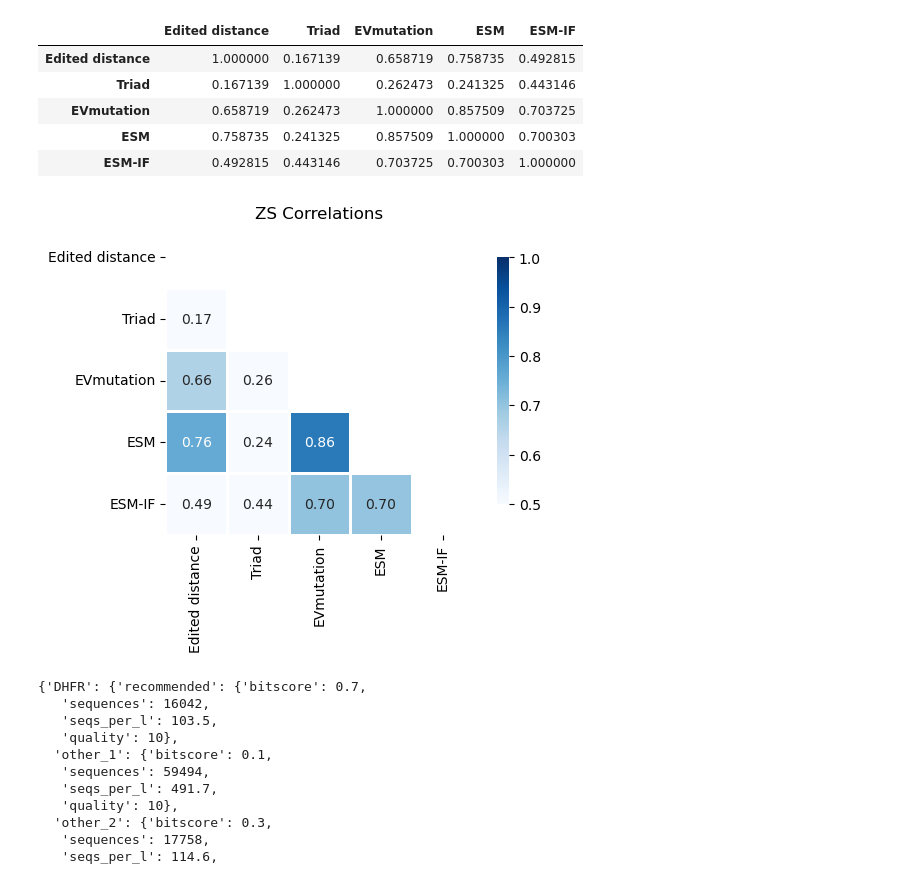
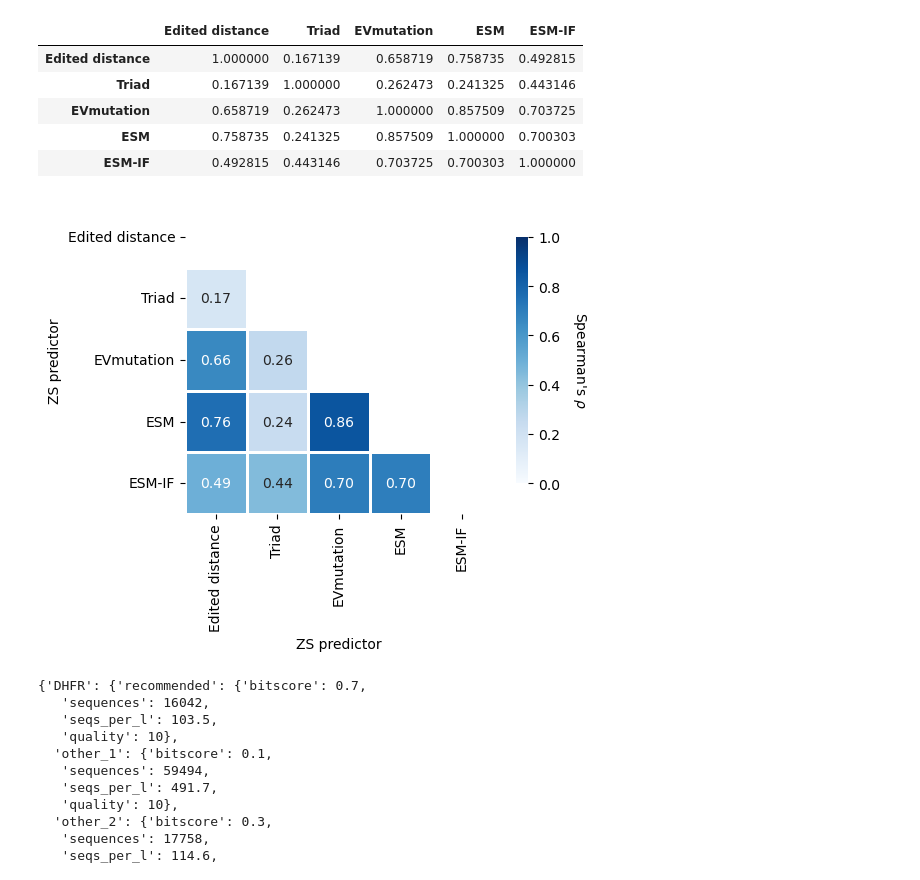
Before and after one commit to fhalab/SSMuLA, a Jupyter notebook: sandbox/zs_corr_avg_ls.ipynb, the cells around one changed output. Drawn from its saved outputs; the diff is of its cells as text; code cells hidden in the pictures.

```diff
--- a/sandbox/zs_corr_avg_ls.ipynb
+++ b/sandbox/zs_corr_avg_ls.ipynb
@@ -175,29 +175,36 @@ avg_corr_df
 # %%
 # Create a mask for the upper triangle
 mask = np.triu(np.ones_like(avg_corr_df, dtype=bool))
 
 # Set up the matplotlib figure
-plt.figure(figsize=(6, 4))
+fig, ax = plt.subplots(figsize=(6, 4))
 
 # Draw the heatmap with the mask and correct aspect ratio
-sns.heatmap(
+hm = sns.heatmap(
     avg_corr_df,
     mask=mask,
     annot=True,
     fmt=".2f",
     cmap="Blues",
     cbar_kws={"shrink": 0.8},
     linewidths=0.8,
     square=True,
-    vmin=0.5,
+    vmin=0,
     vmax=1,
-)  # Setting vmin and vmax
+)
+# Create a color bar
+cbar = hm.collections[0].colorbar
+# Add a title to the color bar
+cbar.set_label(r"Spearman's $\rho$", rotation=270, labelpad=20)
 
+  # Setting vmin and vmax
+ax.set_xlabel("ZS predictor")
+ax.set_ylabel("ZS predictor")
 # Add titles and labels as necessary
-plt.title("ZS Correlations")
+# plt.title("ZS Correlations")
 plt.show()
 # %% [output]
-[figure, old version]
+[figure, new version]
 # %%
 # get msa factors
 from SSMuLA.zs_data import EV_META
```
Also changed, not shown: parts of 1 cell of this notebook, 3 other files.
